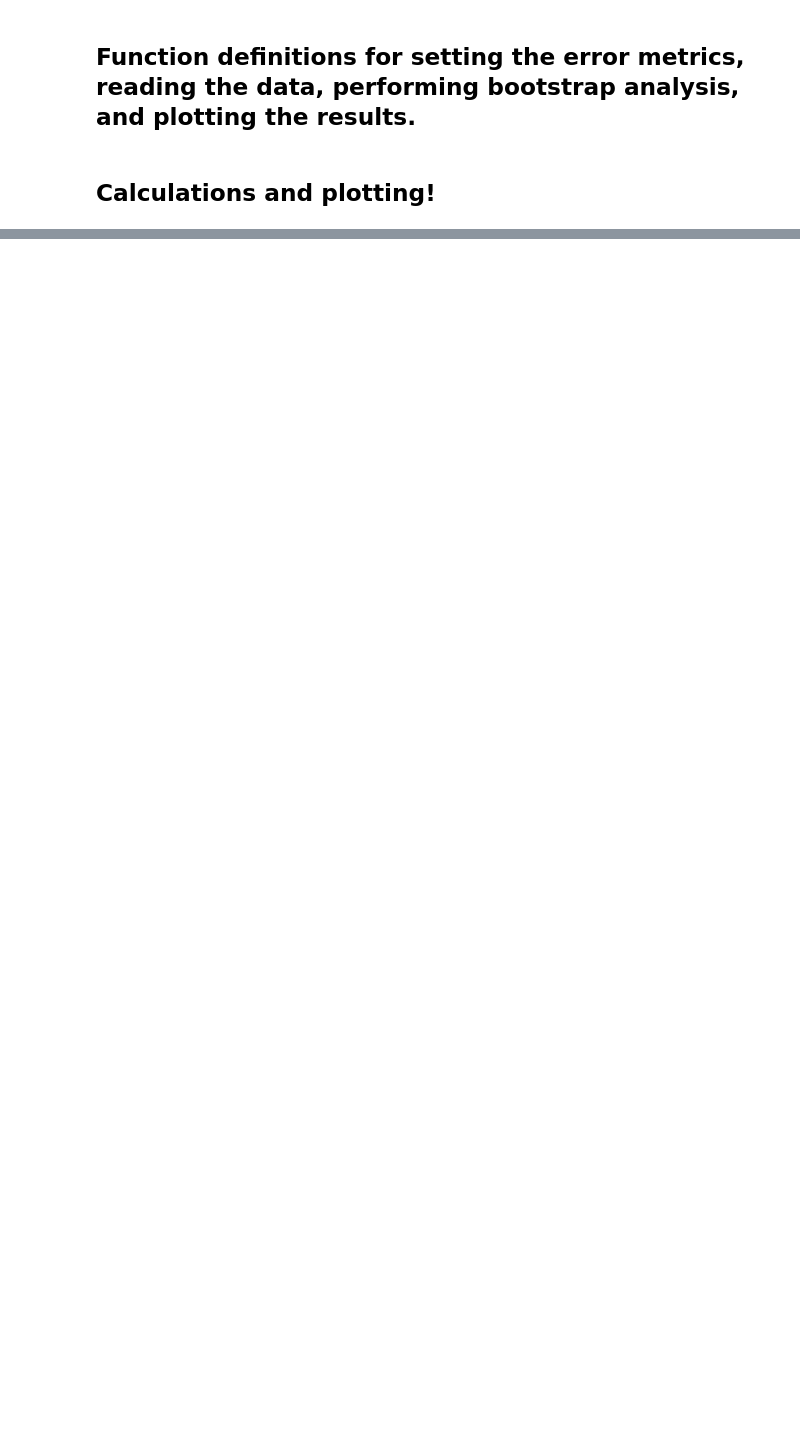
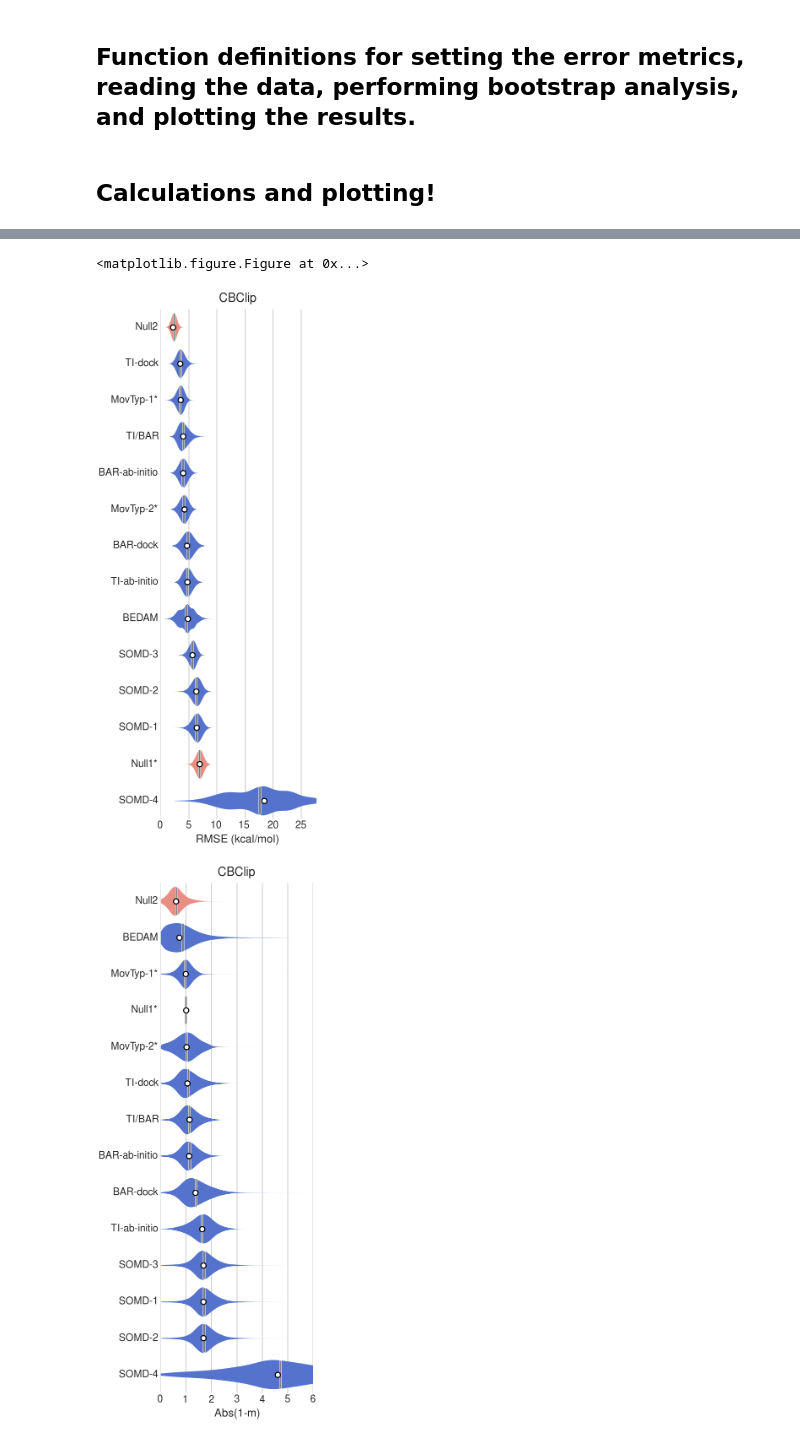
Before and after one commit to nhenriksen/Random, a Jupyter notebook: SAMPL5-error-metricsNiel.ipynb, the cells around one changed output, grey strips where cells are left out. Drawn from its saved outputs; the diff is of its cells as text; code cells hidden in the pictures; blank space fills up the shorter version.

```diff
--- a/SAMPL5-error-metricsNiel.ipynb
+++ b/SAMPL5-error-metricsNiel.ipynb
@@ -744,7 +755,7 @@ else:
     results = pickle.load( open('CBClip-absolute.pickle', 'rb'))
     RawMs, AllMBoot, AllMVals, AllMSEMs, CalcNames, Nc = results
 PrintTable(CalcNames,RawMs,AllMVals,AllMSEMs)
-#plot_summary_horizontal_narrow(Nc, RawMs, AllMBoot, AllMVals, CalcNames, absolute=True, \
-#                               offset=False, prefix='CBClip', filename='CBClip-absolute')
+plot_summary_horizontal_narrow(Nc, RawMs, AllMBoot, AllMVals, CalcNames, absolute=True, \
+                               offset=False, prefix='CBClip', filename='CBClip-absolute')
 # %% [output]
 Method          RMSE            MUE             MSE             R^2             R               m               b               tau
@@ -764,0 +780,3 @@ SOMD-4          18.4(17.7 ± 5.3)        12.9(12.8 ± 4.2)        7.4(7.4 ± 5.3
+<matplotlib.figure.Figure at 0x...>
+[figure, added]
+[figure, added]
```
Also changed, not shown: parts of 11 cells of this notebook.
